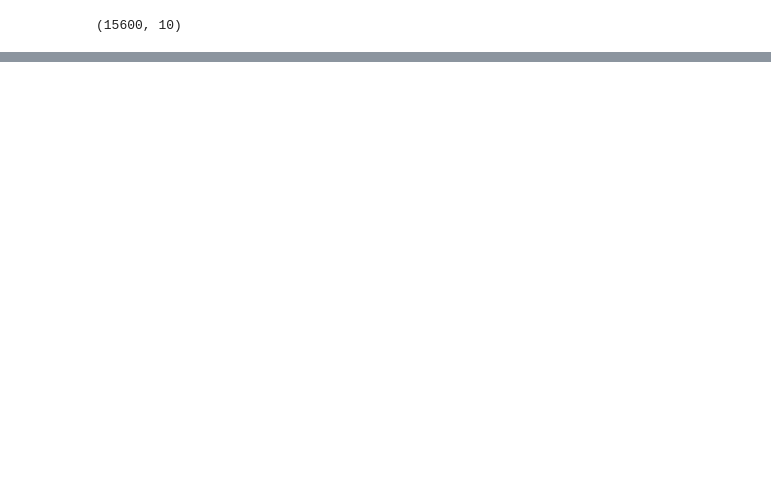
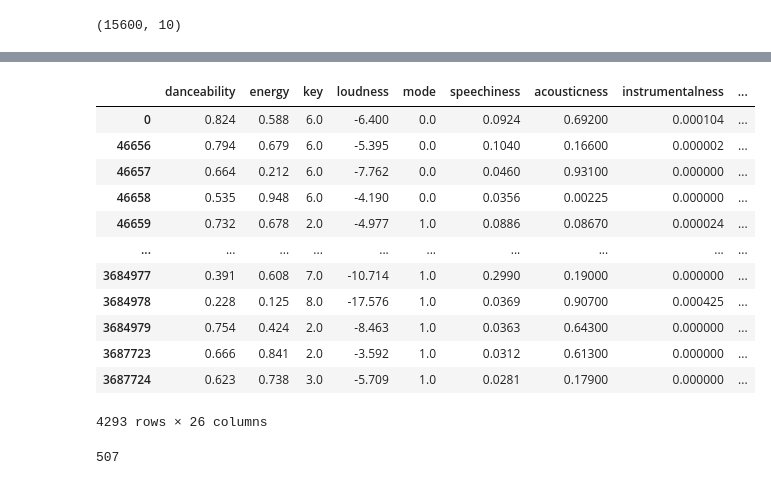
Before and after one commit to reccleston/song-predictions, a Jupyter notebook: jini/billboard20182020cleanup.ipynb, the cells around one changed output, grey strips where cells are left out. Saved outputs shown, nothing was run; the diff lists cells and outputs as text; code cells hidden in the pictures; blank space fills up the shorter version.

Commit message:
jini files

```diff
--- a/jini/billboard20182020cleanup.ipynb
+++ b/jini/billboard20182020cleanup.ipynb
@@ -134,0 +278,29 @@ tracks.head()
+# %%
+BB_Final = pd.read_csv('../jini/BB_FINAL.CSV')
+BB_Final = BB_Final.drop('hitTF_x.1', axis=1)
+# %%
+bb_feature_num = BB_Final.select_dtypes(['int', 'float'])
+# %%
+bb_feature_num
+# how long has song been on chart
+#     consecutive week count?
+#
+# add more features --> something a human use and infer from
+# %% [output]
+|  | danceability | energy | key | loudness | mode | speechiness | acousticness | instrumentalness | ... |
+| 0 | 0.824 | 0.588 | 6.0 | -6.400 | 0.0 | 0.0924 | 0.69200 | 0.000104 | ... |
+| 46656 | 0.794 | 0.679 | 6.0 | -5.395 | 0.0 | 0.1040 | 0.16600 | 0.000002 | ... |
+| 46657 | 0.664 | 0.212 | 6.0 | -7.762 | 0.0 | 0.0460 | 0.93100 | 0.000000 | ... |
+| 46658 | 0.535 | 0.948 | 6.0 | -4.190 | 0.0 | 0.0356 | 0.00225 | 0.000000 | ... |
+| 46659 | 0.732 | 0.678 | 2.0 | -4.977 | 1.0 | 0.0886 | 0.08670 | 0.000024 | ... |
+| ... | ... | ... | ... | ... | ... | ... | ... | ... | ... |
+| 3684977 | 0.391 | 0.608 | 7.0 | -10.714 | 1.0 | 0.2990 | 0.19000 | 0.000000 | ... |
+| 3684978 | 0.228 | 0.125 | 8.0 | -17.576 | 1.0 | 0.0369 | 0.90700 | 0.000425 | ... |
+| 3684979 | 0.754 | 0.424 | 2.0 | -8.463 | 1.0 | 0.0363 | 0.64300 | 0.000000 | ... |
+| 3687723 | 0.666 | 0.841 | 2.0 | -3.592 | 1.0 | 0.0312 | 0.61300 | 0.000000 | ... |
+| 3687724 | 0.623 | 0.738 | 3.0 | -5.709 | 1.0 | 0.0281 | 0.17900 | 0.000000 | ... |
+4293 rows × 26 columns
+# %%
+(bb_feature_num.hitTF_x == 1.0).sum()
+# %% [output]
+507
```
Also changed, not shown: parts of 59 cells of this notebook, 3 other files.
